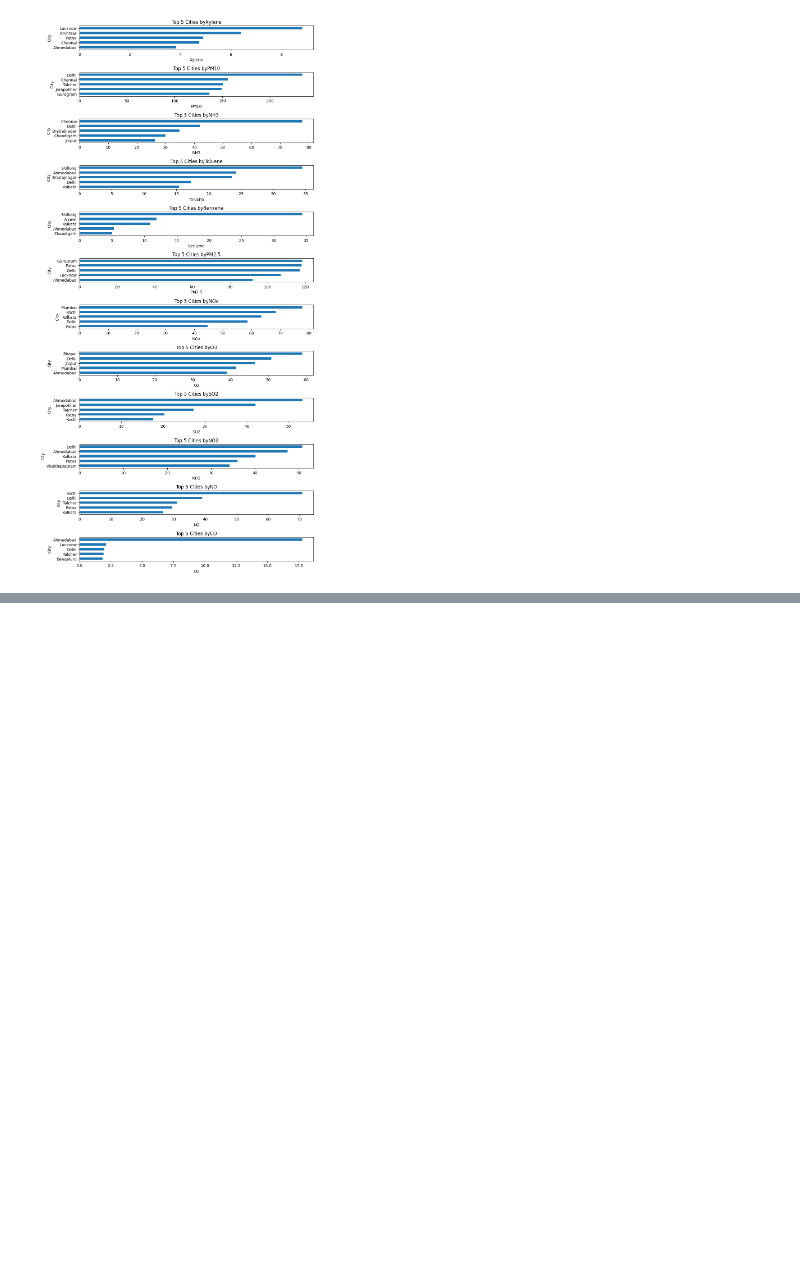
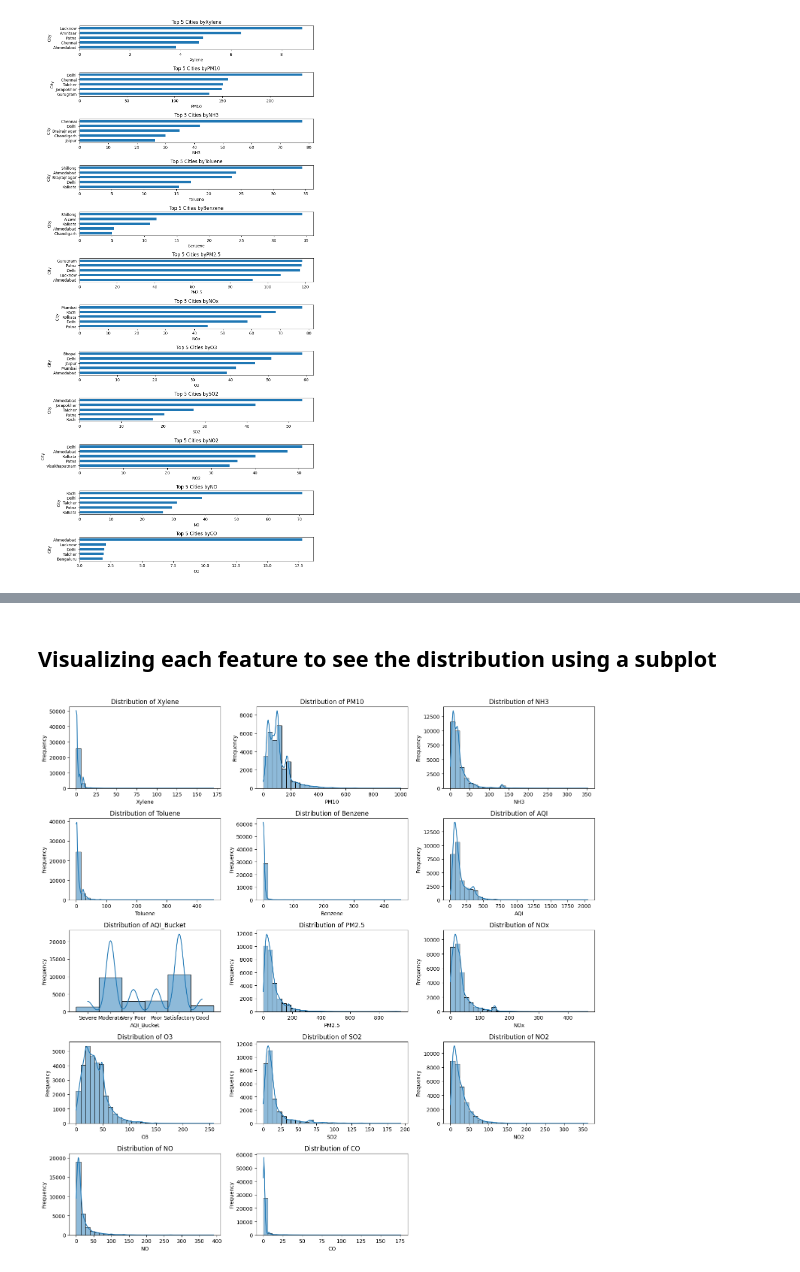
Before and after one commit to zukhrafarshadz-sudo/MyProject, a Jupyter notebook: ST20318986_CMP7005_Prac1.ipynb, the cells around one changed output, grey strips where cells are left out. Cells and saved outputs as stored; diff of their text form; code cells hidden in the pictures; blank space fills up the shorter version.

```diff
--- a/ST20318986_CMP7005_Prac1.ipynb
+++ b/ST20318986_CMP7005_Prac1.ipynb
@@ -728,0 +811,18 @@ plt.show()
+# %% [markdown]
+## Visualizing each feature to see the distribution using a subplot
+# %%
+#Visulaizing the distribution of variables using histograms
+variables = ['Xylene','PM10','NH3','Toluene','Benzene','AQI','AQI_Bucket','PM2.5','NOx','O3','SO2', 'NO2','NO','CO']
+
+plt.figure(figsize=(15, 15))
+for i, column in enumerate(variables, 1):
+    plt.subplot(5, 3, i)
+    sns.histplot(df[column], kde=True, bins=30)
+    plt.title(f'Distribution of {column}')
+    plt.xlabel(column)
+    plt.ylabel('Frequency')
+
+plt.tight_layout()
+plt.show()
+# %% [output]
+[figure, added]
```
Also changed, not shown: parts of 36 cells of this notebook.
